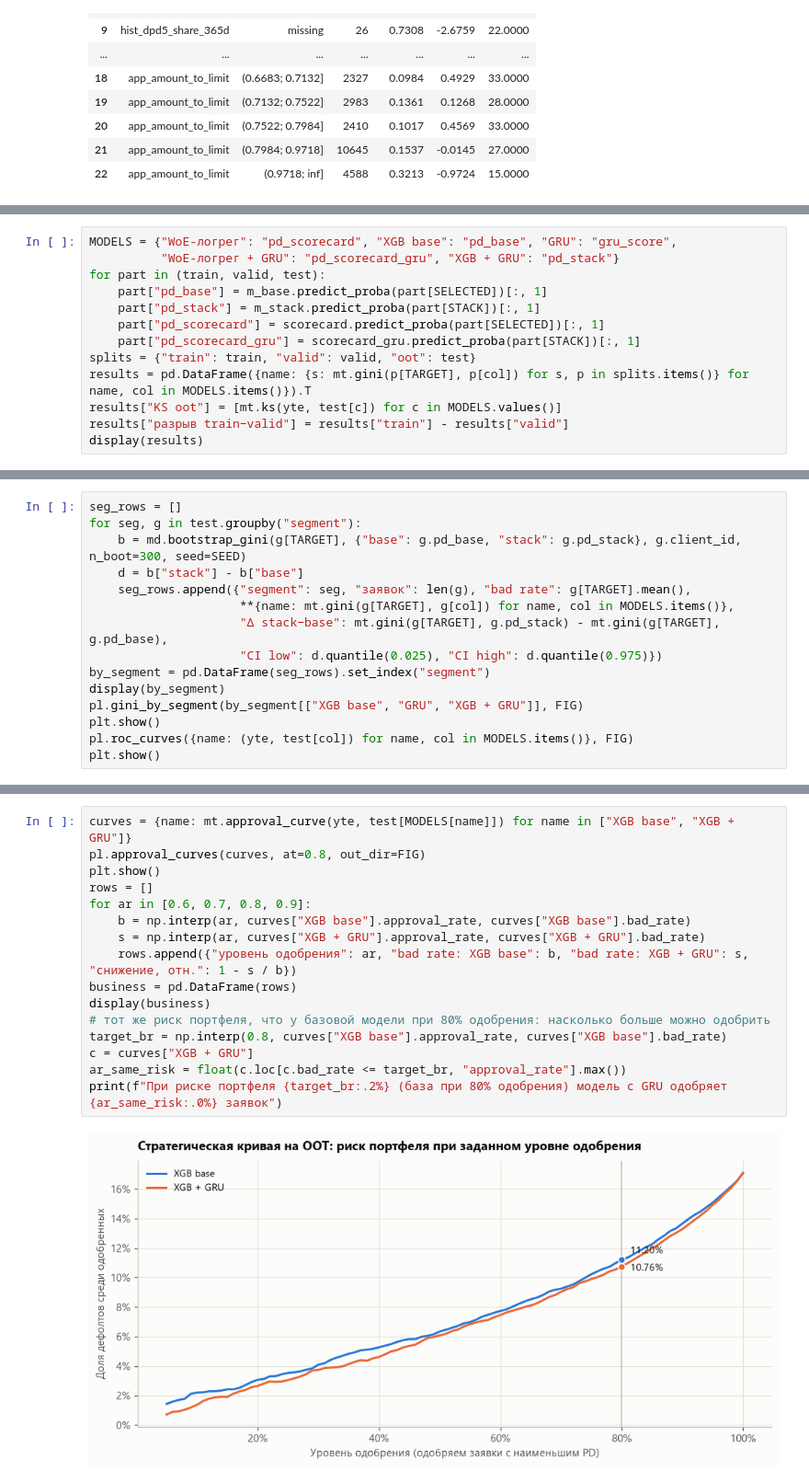
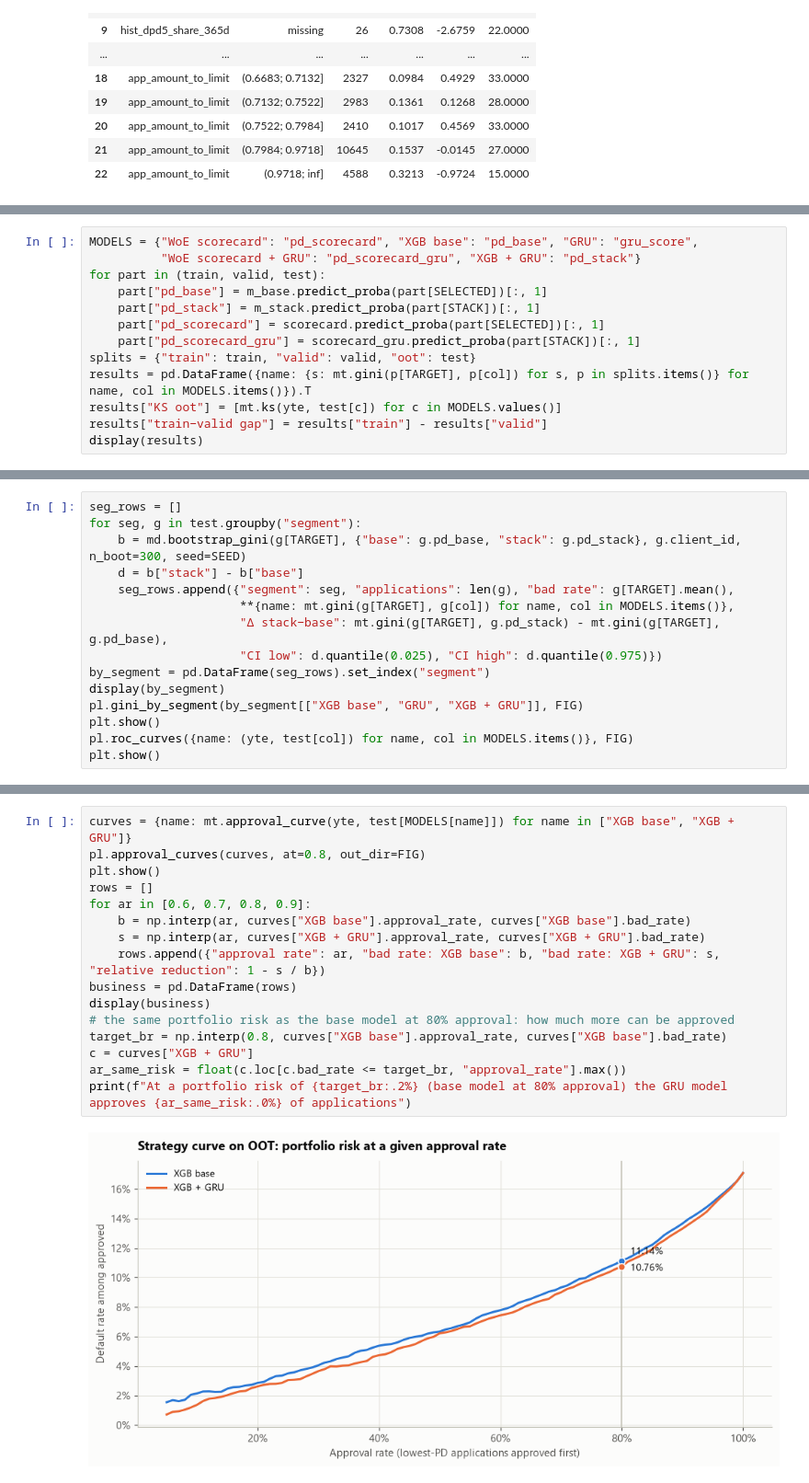
Before and after one commit to mitrokhin1994/credit-scoring-gru-xgboost, a Jupyter notebook: notebooks/credit_scoring_gru_xgboost.ipynb, the cells around one changed output, grey strips where cells are left out. Shown at 92% size. Drawn from its saved outputs; the diff is of its cells as text.

```diff
--- a/notebooks/credit_scoring_gru_xgboost.ipynb
+++ b/notebooks/credit_scoring_gru_xgboost.ipynb
@@ -543,6 +544,6 @@ display(points[points.feature.isin(SELECTED[:3])][["feature", "range", "n", "bad
 # %%
-MODELS = {"WoE-логрег": "pd_scorecard", "XGB base": "pd_base", "GRU": "gru_score",
-          "WoE-логрег + GRU": "pd_scorecard_gru", "XGB + GRU": "pd_stack"}
+MODELS = {"WoE scorecard": "pd_scorecard", "XGB base": "pd_base", "GRU": "gru_score",
+          "WoE scorecard + GRU": "pd_scorecard_gru", "XGB + GRU": "pd_stack"}
 for part in (train, valid, test):
     part["pd_base"] = m_base.predict_proba(part[SELECTED])[:, 1]
     part["pd_stack"] = m_stack.predict_proba(part[STACK])[:, 1]
@@ -551,6 +552,6 @@ for part in (train, valid, test):
 splits = {"train": train, "valid": valid, "oot": test}
 results = pd.DataFrame({name: {s: mt.gini(p[TARGET], p[col]) for s, p in splits.items()} for name, col in MODELS.items()}).T
 results["KS oot"] = [mt.ks(yte, test[c]) for c in MODELS.values()]
-results["разрыв train−valid"] = results["train"] - results["valid"]
+results["train−valid gap"] = results["train"] - results["valid"]
 display(results)
 # %% [output]
@@ -594,7 +596,7 @@ seg_rows = []
 for seg, g in test.groupby("segment"):
     b = md.bootstrap_gini(g[TARGET], {"base": g.pd_base, "stack": g.pd_stack}, g.client_id, n_boot=300, seed=SEED)
     d = b["stack"] - b["base"]
-    seg_rows.append({"segment": seg, "заявок": len(g), "bad rate": g[TARGET].mean(),
+    seg_rows.append({"segment": seg, "applications": len(g), "bad rate": g[TARGET].mean(),
                      **{name: mt.gini(g[TARGET], g[col]) for name, col in MODELS.items()},
                      "Δ stack−base": mt.gini(g[TARGET], g.pd_stack) - mt.gini(g[TARGET], g.pd_base),
                      "CI low": d.quantile(0.025), "CI high": d.quantile(0.975)})
@@ -710,18 +712,18 @@ plt.show()
 # %%
 curves = {name: mt.approval_curve(yte, test[MODELS[name]]) for name in ["XGB base", "XGB + GRU"]}
 pl.approval_curves(curves, at=0.8, out_dir=FIG)
 plt.show()
 rows = []
 for ar in [0.6, 0.7, 0.8, 0.9]:
     b = np.interp(ar, curves["XGB base"].approval_rate, curves["XGB base"].bad_rate)
     s = np.interp(ar, curves["XGB + GRU"].approval_rate, curves["XGB + GRU"].bad_rate)
-    rows.append({"уровень одобрения": ar, "bad rate: XGB base": b, "bad rate: XGB + GRU": s, "снижение, отн.": 1 - s / b})
+    rows.append({"approval rate": ar, "bad rate: XGB base": b, "bad rate: XGB + GRU": s, "relative reduction": 1 - s / b})
 business = pd.DataFrame(rows)
 display(business)
-# тот же риск портфеля, что у базовой модели при 80% одобрения: насколько больше можно одобрить
+# the same portfolio risk as the base model at 80% approval: how much more can be approved
 target_br = np.interp(0.8, curves["XGB base"].approval_rate, curves["XGB base"].bad_rate)
 c = curves["XGB + GRU"]
 ar_same_risk = float(c.loc[c.bad_rate <= target_br, "approval_rate"].max())
-print(f"При риске портфеля {target_br:.2%} (база при 80% одобрения) модель с GRU одобряет {ar_same_risk:.0%} заявок")
+print(f"At a portfolio risk of {target_br:.2%} (base model at 80% approval) the GRU model approves {ar_same_risk:.0%} of applications")
 # %% [output]
-[figure, old version]
+[figure, new version]
```
Also changed, not shown: parts of 82 cells of this notebook, 33 other files.
